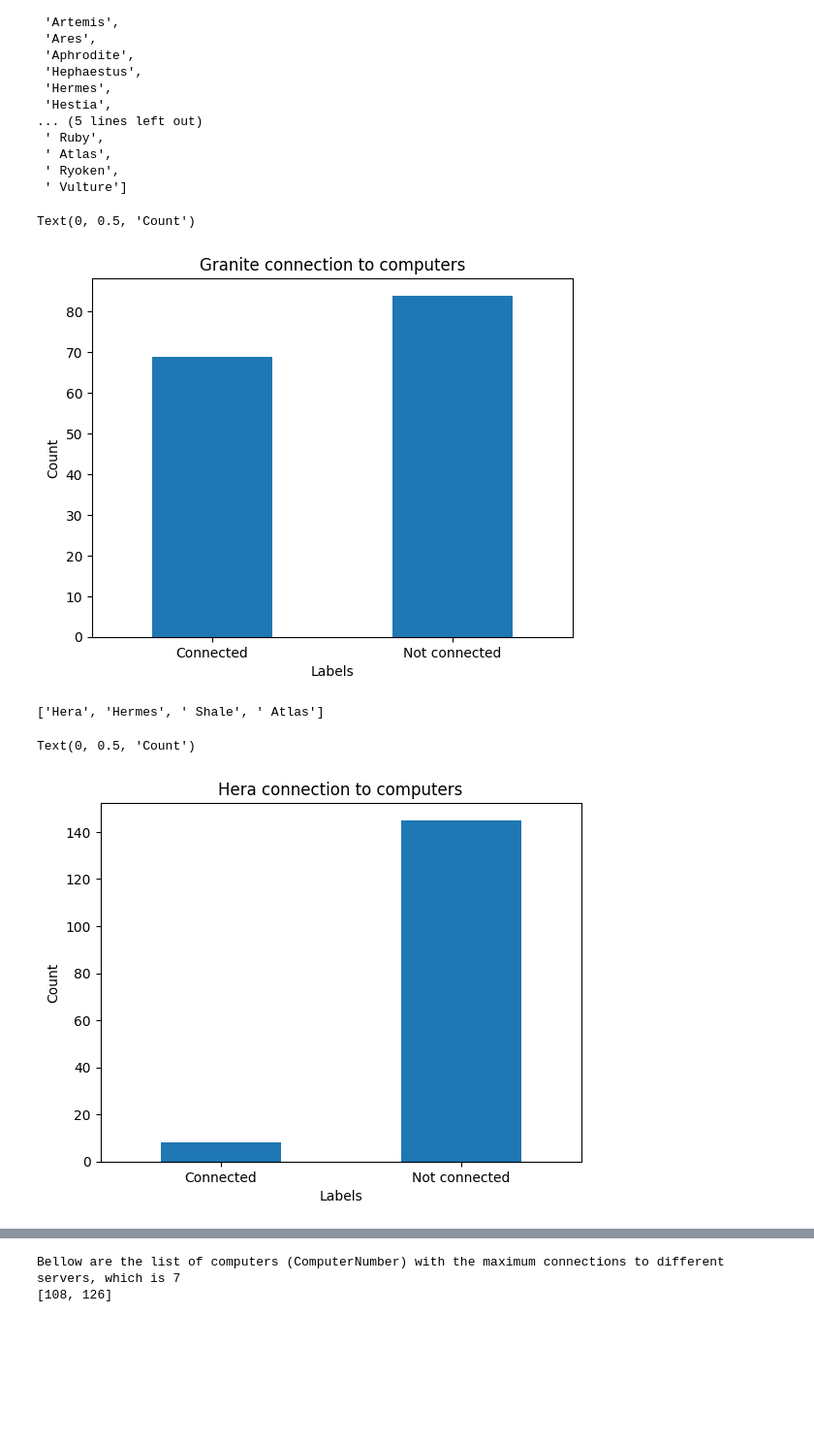
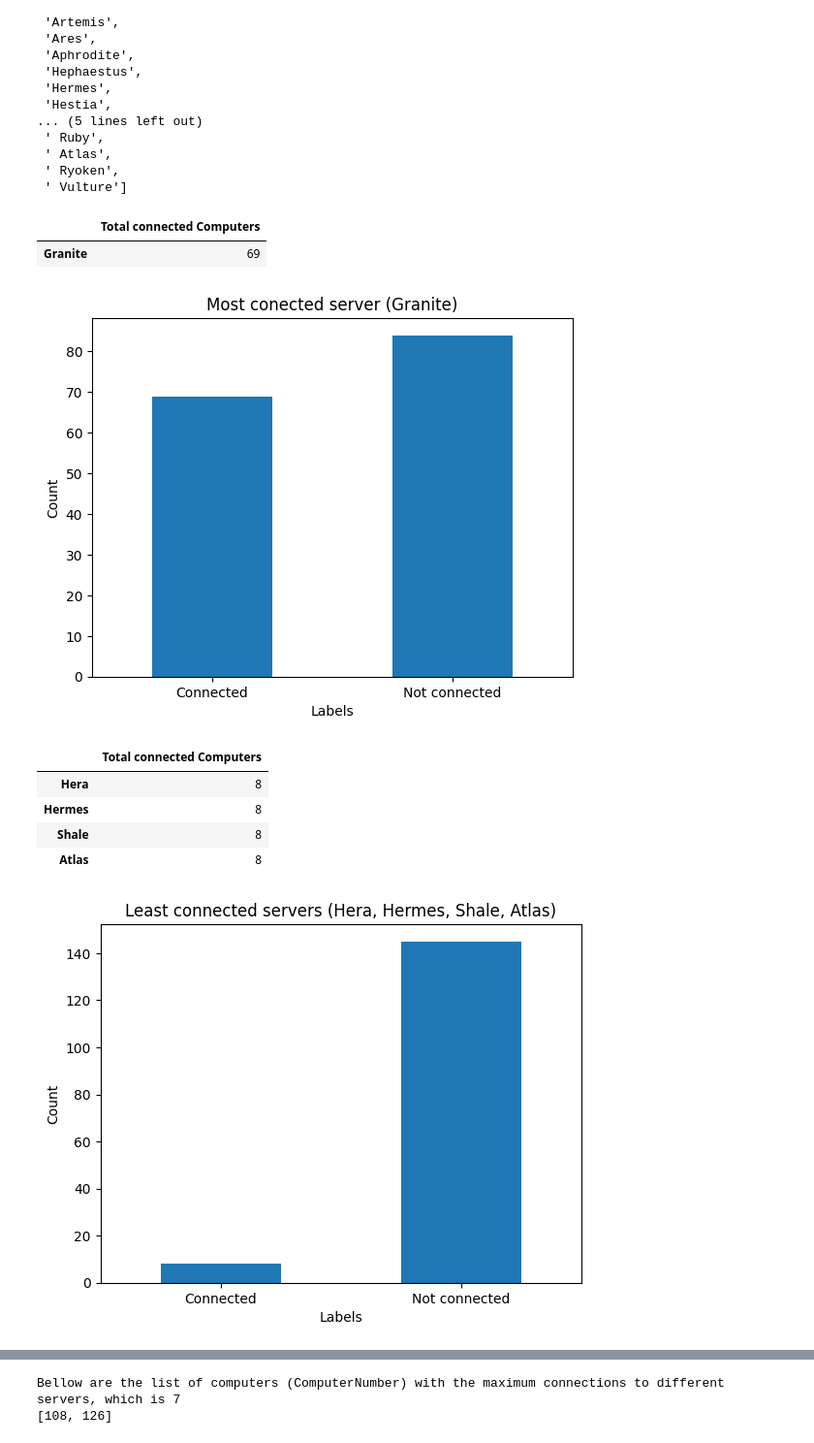
Before and after one commit to erifejams/Autonomous-Systems, a Jupyter notebook: fmd_test.ipynb, the cells around one changed output, grey strips where cells are left out. Shown at 97% size. Saved outputs shown, nothing was run; the diff lists cells and outputs as text; code cells hidden in the pictures; blank space fills up the shorter version.

```diff
--- a/fmd_test.ipynb
+++ b/fmd_test.ipynb
@@ -120,35 +110,57 @@ list_of_column_names
  ' Atlas',
  ' Ryoken',
  ' Vulture']
+# %%
+#Maximum number of connected computers
+
+#total_cc represents the sum of all the rows (computers) in each server (column)
+total_cc = pd.DataFrame(data.loc[1:153].sum().astype(int),columns=['Total connected Computers'])
+
+#max_cc selects (loc) all the columns with the max number
+max_cc=total_cc.loc[lambda total_cc: total_cc['Total connected Computers']== total_cc.max( axis='rows')[0]]
+aa=max_cc.index.values.tolist()
+max_cc
+# %% [output]
+|  | Total connected Computers |
+| Granite | 69 |
 # %%
-total_cc = pd.DataFrame(data.loc[1:153].sum().astype(int),columns=['Total connected Computers'])
+# plt.figure()
+labels = ['Connected','Not connected']
+classes = pd.value_counts(data[aa[0]], ascending=True)
 
-max_cc=total_cc.loc[lambda total_cc: total_cc['Total connected Computers']== total_cc.max( axis='rows')[0]]
-a=max_cc.index.values.tolist()
-
-labels = ['Connected','Not connected']
-classes = pd.value_counts(data[a[0]], ascending=True)
 classes.plot(kind = 'bar', rot=0)
-plt.title(a[0]+" connection to computers")
+plt.title('Most conected server (Granite)')
 plt.xticks(range(2), labels)
 plt.xlabel("Labels")
 plt.ylabel("Count")
+
+# plt.savefig('Most_connected_server2.png')
+plt.show()
+# plt.close()
 # %% [output]
-Text(0, 0.5, 'Count')
-[figure, old version]
+[figure, new version]
+# %%
+min_cc=total_cc.loc[lambda total_cc: total_cc['Total connected Computers']== total_cc.min( axis='rows')[0]]
+bb=min_cc.index.values.tolist()
+min_cc
+# print(a)
+# %% [output]
+|  | Total connected Computers |
+| Hera | 8 |
+| Hermes | 8 |
+| Shale | 8 |
+| Atlas | 8 |
 # %%
-min_cc=total_cc.loc[lambda total_cc: total_cc['Total connected Computers']== total_cc.min( axis='rows')[0]]
-a=min_cc.index.values.tolist()
-print(a)
-
+plt.figure(figsize=())
 labels = ['Connected','Not connected']
-classes = pd.value_counts(data[a[0]], ascending=True)
-classes.plot(kind = 'bar', rot=0)
-plt.title(a[0]+" connection to computers")
+classes2 = pd.value_counts(data[bb[0]], ascending=True)
+classes2.plot(kind = 'bar', rot=0)
+plt.title('Least connected servers (Hera, Hermes, Shale, Atlas)')
 plt.xticks(range(2), labels)
 plt.xlabel("Labels")
 plt.ylabel("Count")
+plt.savefig('Least_connected_server.png')
+plt.show()
+plt.close()
 # %% [output]
-['Hera', 'Hermes', ' Shale', ' Atlas']
-Text(0, 0.5, 'Count')
-[figure, old version]
+[figure, new version]
```
Also changed, not shown: parts of 19 cells of this notebook, 3 other files.
